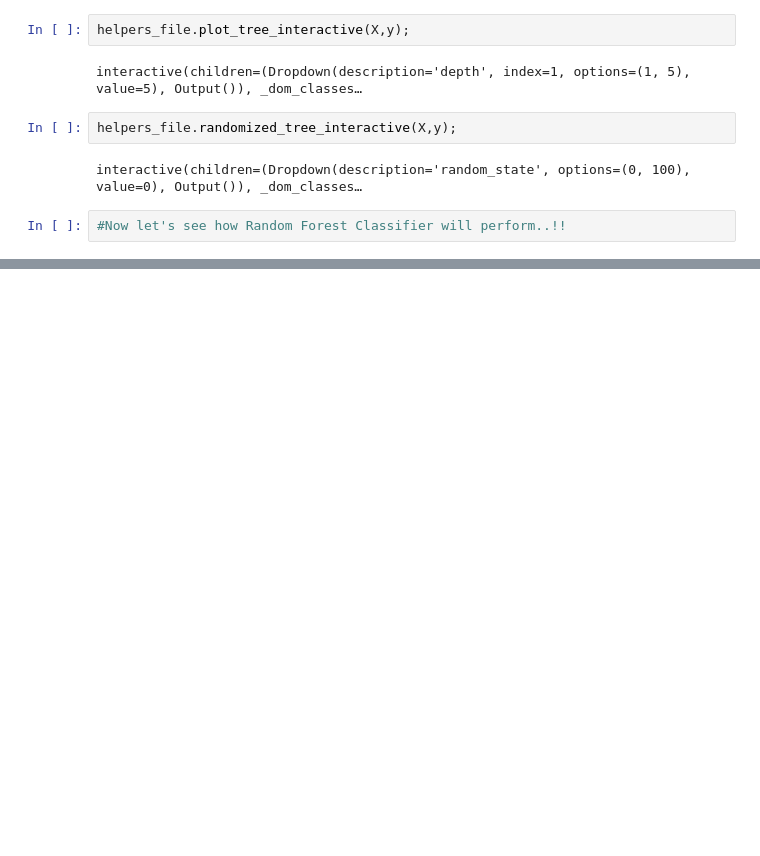
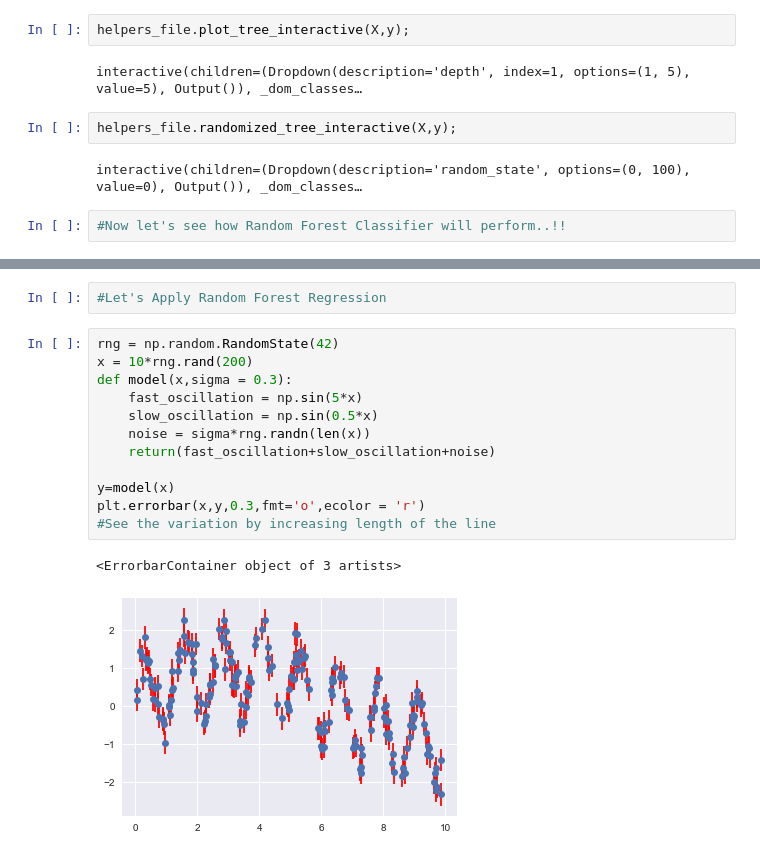
Before and after one commit to mishra-atul5001/Awesome-Machine-Learning..-, a Jupyter notebook: Decision Tress and Random Forest/Decision Trees and Random Forests.ipynb, the cells around one changed output, grey strips where cells are left out. Saved outputs shown, nothing was run; the diff lists cells and outputs as text; blank space fills up the shorter version.

```diff
--- a/Decision Tress and Random Forest/Decision Trees and Random Forests.ipynb
+++ b/Decision Tress and Random Forest/Decision Trees and Random Forests.ipynb
@@ -49,0 +66,17 @@ interactive(children=(Dropdown(description='random_state', options=(0, 100), val
+# %%
+#Let's Apply Random Forest Regression
+# %%
+rng = np.random.RandomState(42)
+x = 10*rng.rand(200)
+def model(x,sigma = 0.3):
+    fast_oscillation = np.sin(5*x)
+    slow_oscillation = np.sin(0.5*x)
+    noise = sigma*rng.randn(len(x))
+    return(fast_oscillation+slow_oscillation+noise)
+
+y=model(x)
+plt.errorbar(x,y,0.3,fmt='o',ecolor = 'r')
+#See the variation by increasing length of the line
+# %% [output]
+<ErrorbarContainer object of 3 artists>
+[figure, added]
```
Also changed, not shown: parts of 14 cells of this notebook.
